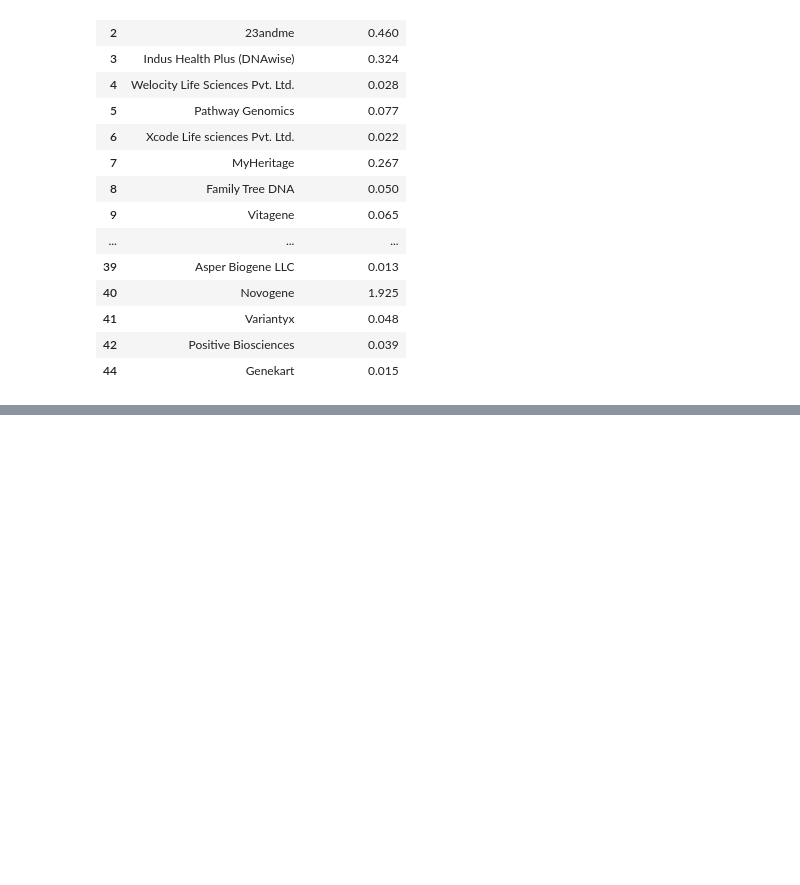
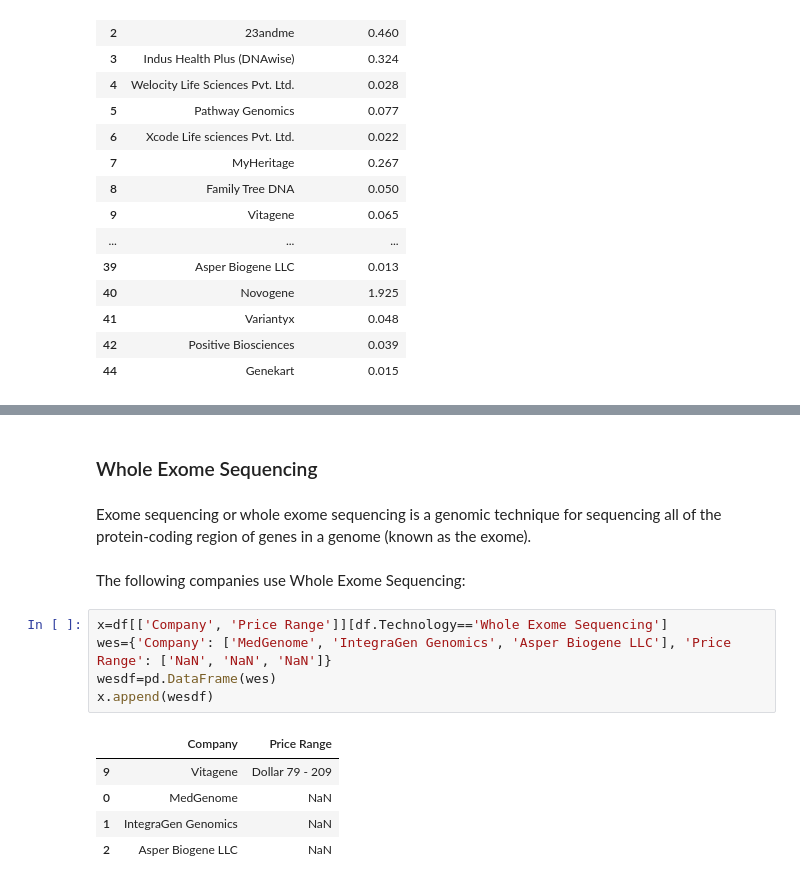
Before and after one commit to bhaveshpancholi/Competitor-Anlysis, a Jupyter notebook: Competitor Analysis.ipynb, the cells around one changed output, grey strips where cells are left out. Cells and saved outputs as stored; diff of their text form; blank space fills up the shorter version.

```diff
--- a/Competitor Analysis.ipynb
+++ b/Competitor Analysis.ipynb
@@ -1000,0 +1058,17 @@ MSdf[['Company', 'Market Share (%)']]
+# %% [markdown]
+### Whole Exome Sequencing
+# %% [markdown]
+Exome sequencing or whole exome sequencing is a genomic technique for sequencing all of the protein-coding region of genes in a genome (known as the exome).
+# %% [markdown]
+The following companies use Whole Exome Sequencing:
+# %%
+x=df[['Company', 'Price Range']][df.Technology=='Whole Exome Sequencing']
+wes={'Company': ['MedGenome', 'IntegraGen Genomics', 'Asper Biogene LLC'], 'Price Range': ['NaN', 'NaN', 'NaN']}
+wesdf=pd.DataFrame(wes)
+x.append(wesdf)
+# %% [output]
+|  | Company | Price Range |
+| 9 | Vitagene | Dollar 79 - 209 |
+| 0 | MedGenome | NaN |
+| 1 | IntegraGen Genomics | NaN |
+| 2 | Asper Biogene LLC | NaN |
```
Also changed, not shown: parts of 27 cells of this notebook, 1 other file.
